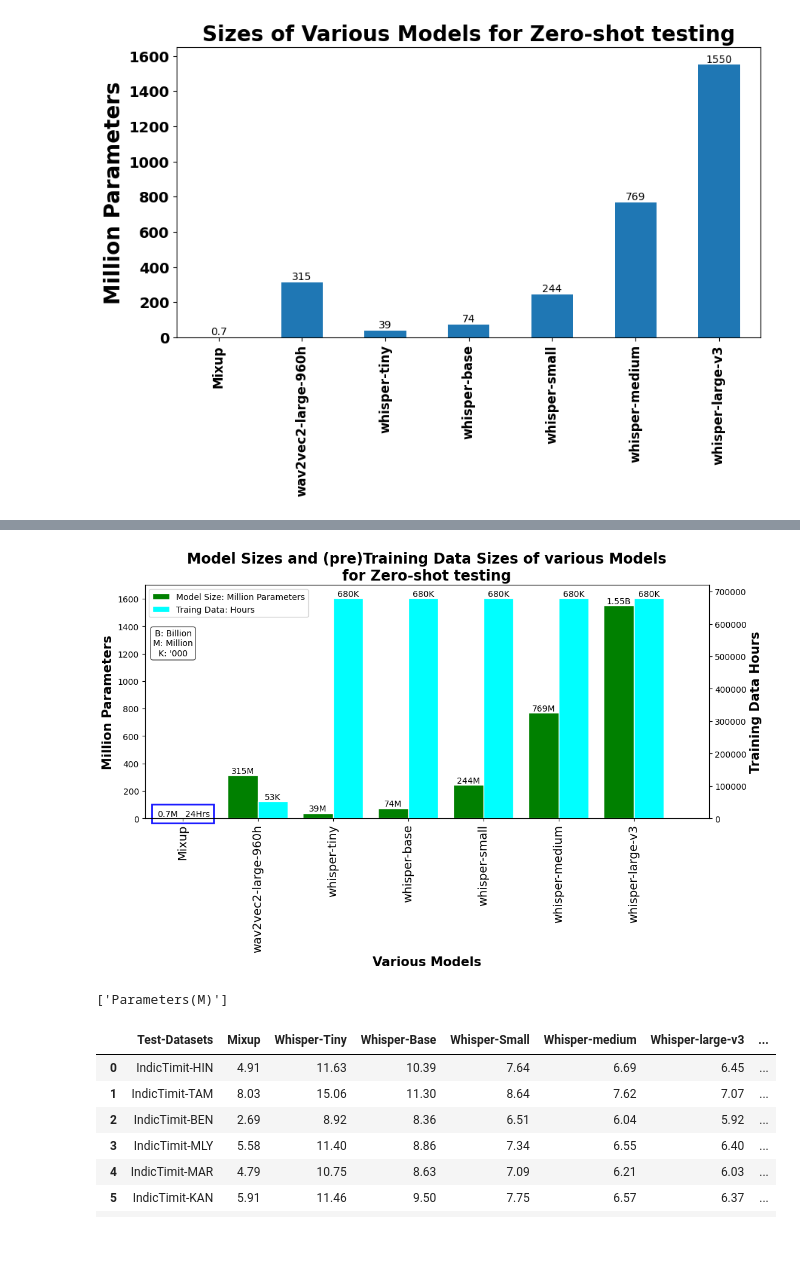
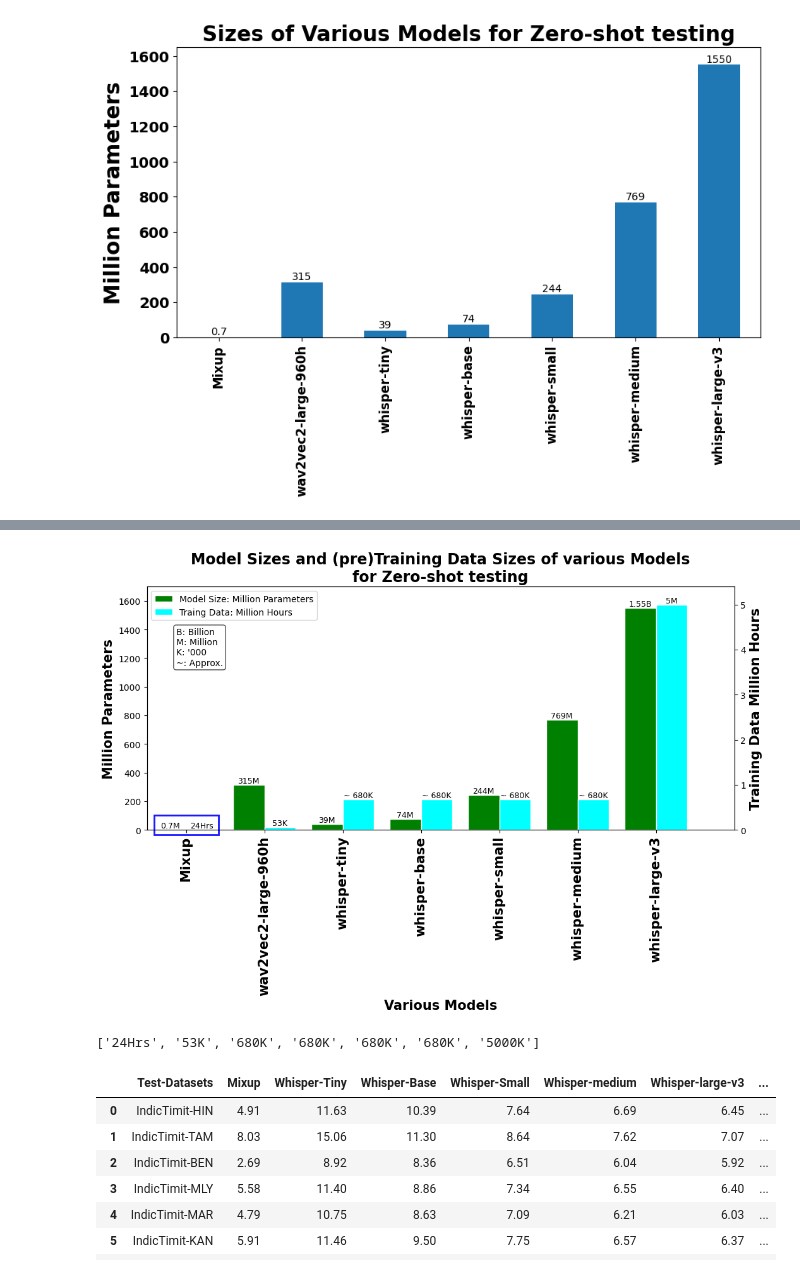
Before and after one commit to Tirthankar-iiitb/manifold-mixup, a Jupyter notebook: codes/whisper/plot_results_zero_shot.ipynb, the cells around one changed output, grey strips where cells are left out. Cells and saved outputs as stored; diff of their text form; code cells hidden in the pictures; blank space fills up the shorter version.

Commit message:
Update Whisper-large-v3 training data sizes

```diff
--- a/codes/whisper/plot_results_zero_shot.ipynb
+++ b/codes/whisper/plot_results_zero_shot.ipynb
@@ -85,54 +87,56 @@ ax2 = ax.twinx() # Create another axes that shares the same x-axis as ax.
 width = 0.4
 
 bar1=df1['Parameters(M)'].plot(kind='bar', color='green', ax=ax, width=width, edgecolor="w", position=1)
-bar2=df1['TrainingDataHrs'].plot(kind='bar', color='cyan', ax=ax2, width=width, edgecolor="w", position=0)
+bar2=df1['TrainingDataMHrs'].plot(kind='bar', color='cyan', ax=ax2, width=width, edgecolor="w", position=0)
 
 ax.set_ylabel('Million Parameters',fontdict={'fontsize':15, 'weight':'bold'})
-ax2.set_ylabel('Training Data Hours',fontdict={'fontsize':15, 'weight':'bold'})
+ax2.set_ylabel('Training Data Million Hours',fontdict={'fontsize':15, 'weight':'bold'})
 ax.set_xlabel('Various Models',fontdict={'fontsize':15, 'weight':'bold'})
 
 ax2.set_xticks(np.arange(len(df1)))
 ax.set_xticklabels(list(df1['Model']),fontdict={'fontsize':15, 'weight':'bold'} )
 plt.xticks(rotation=90)
 
 title=f'Model Sizes and (pre)Training Data Sizes of various Models\nfor Zero-shot testing'
 ax.set_title(title,fontdict={'fontsize':17, 'weight':'bold'})
 
 labels1=[f'{d/1000:.2f}B' if d in [1550] else f'{int(d)}M' for d in list(df1['Parameters(M)'])]
 labels1=[f'0.7M' if d in ['0M'] else d for d in labels1]
-labels2=[f'{d//1000}K' if d not in [24] else f'{d}' for d in list(df1['TrainingDataHrs'])]
-labels2=[f'{d}Hrs' if d in ['24'] else d for d in labels2]
-ax.bar_label(ax.containers[0],labels=labels1)
-ax2.bar_label(ax2.containers[0],labels=labels2)
+labels2=[f'{int(d*1000)}K' if d not in [0.000024] else f'{d}' for d in list(df1['TrainingDataMHrs'])]
+labels2a=[f'24Hrs' if d in ['2.4e-05'] else d for d in labels2]
+labels3a=[f'~ {d}' if d not in ['24Hrs','53K'] else d for d in labels2a]
+labels3a=[f'5M' if d in ['~ 5000K'] else d for d in labels3a]
+ax.bar_label(ax.containers[0],labels=labels1, fontsize=9)
+ax2.bar_label(ax2.containers[0],labels=labels3a, fontsize=9)
 
 ax.set_ylim(0,1700,auto=True)
-ax2.set_ylim(0,720000,auto=True)
+ax2.set_ylim(0,5.4,auto=True)
 ax.set_xlim(-0.5,7,auto=True)
 
 lines_1, labels_1 = ax.get_legend_handles_labels()
 lines_2, labels_2 = ax2.get_legend_handles_labels()
 # ax.legend(lines_1 + lines_2, labels_1 + labels_2, loc='upper left')
-ax.legend(lines_1 + lines_2, ['Model Size: Million Parameters']+['Traing Data: Hours'], loc='upper left')
+ax.legend(lines_1 + lines_2, ['Model Size: Million Parameters']+['Traing Data: Million Hours'], loc='upper left')
 
 box_properties = dict(boxstyle='round', facecolor='white', alpha=0.7)
-ax.text(0.05, 0.75, f"B: Billion\nM: Million\nK: '000", transform=ax.transAxes,
-            fontsize=10, verticalalignment='center', horizontalalignment='center',
+ax.text(0.05, 0.75, f"B: Billion\nM: Million\nK: '000\n~: Approx.", transform=ax.transAxes,
+            fontsize=10, verticalalignment='center',
             bbox=box_properties)
 
 rect = patches.Rectangle((.012, -.020), 0.11, 0.08, transform=ax.transAxes,
             facecolor='white', edgecolor='blue', linewidth=2, alpha=0.9, clip_on=False)
 ax.add_patch(rect)
 
 savefile='plots_model_params1.png'
 plt.savefig(savefile, bbox_inches='tight')
 
 plt.show()
 # %% [output]
-[figure, old version]
+[figure, new version]
 # %%
-labels_1
+labels2a
 # %% [output]
-['Parameters(M)']
+['24Hrs', '53K', '680K', '680K', '680K', '680K', '5000K']
 # %%
 csvfn='datasets/zero_shot_results.csv'
 df2=pd.read_csv(csvfn)
```
Also changed, not shown: parts of 5 cells of this notebook.
